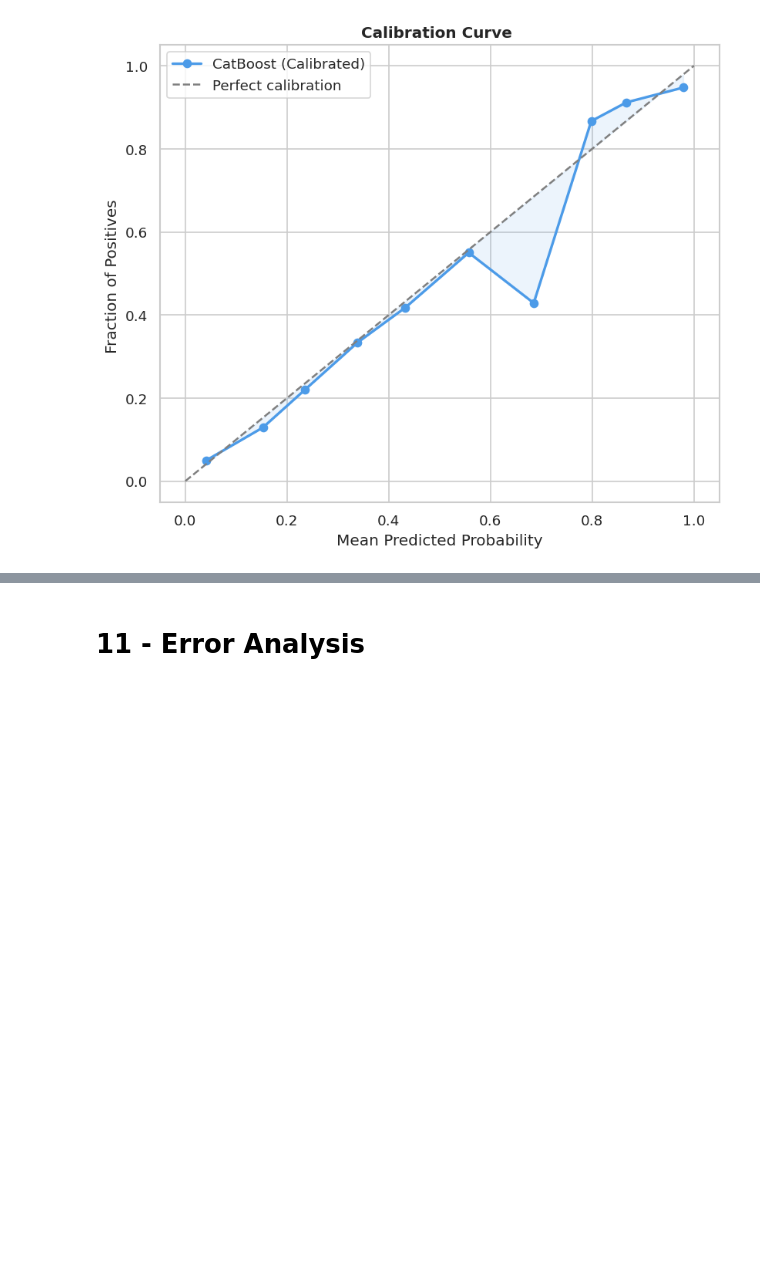
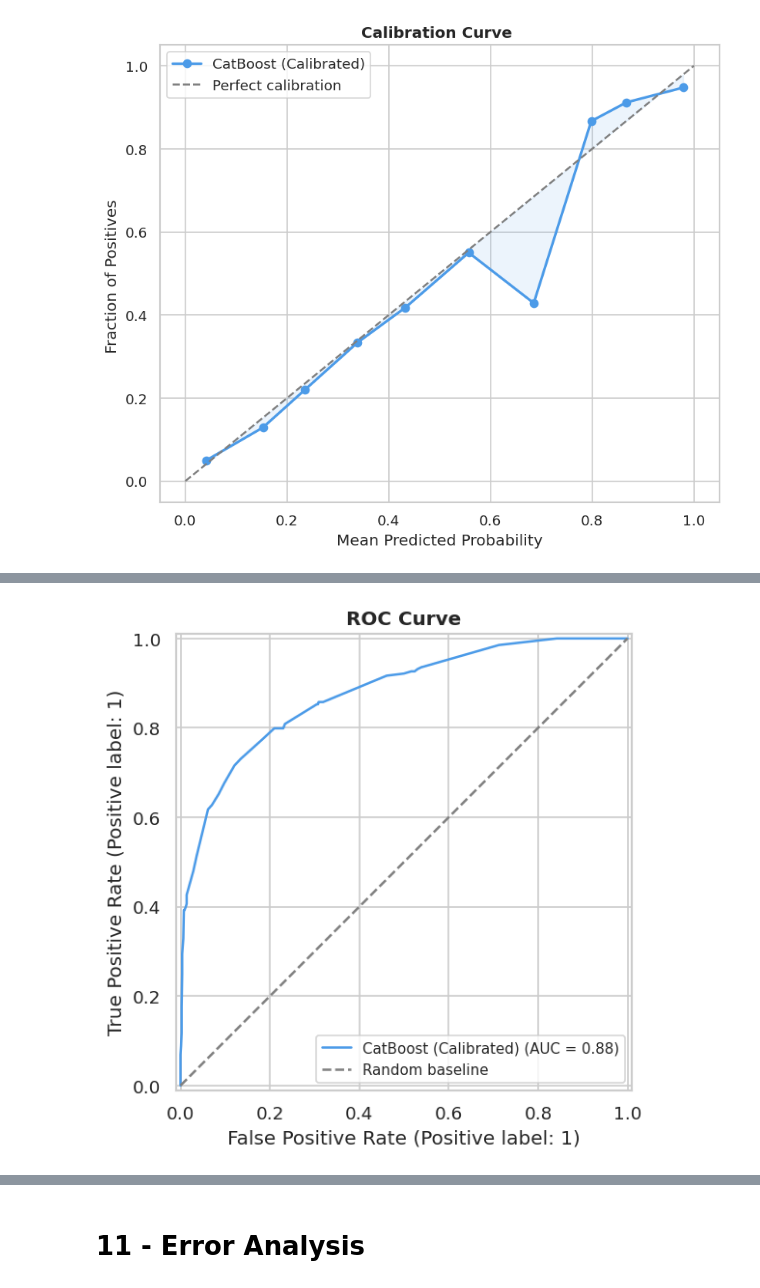
Before and after one commit to narendrapatel6321-dotcom/bank_churn_prediction, a Jupyter notebook: notebooks/churn_notebook.ipynb, the cells around one changed output, grey strips where cells are left out. Cells and saved outputs as stored; diff of their text form; code cells hidden in the pictures; blank space fills up the shorter version.

```diff
--- a/notebooks/churn_notebook.ipynb
+++ b/notebooks/churn_notebook.ipynb
@@ -570,2 +583,19 @@ plot_calibration_curve(y_test, y_probas_cal, f"{BEST_MODEL_NAME} (Calibrated)")
 # %% [output]
 [figure]
+# %%
+#Re-evaluation on calibrated model
+auc_cal       = roc_auc_score(y_test, y_probas_cal)
+f1_cal_score  = f1_score(y_test, y_pred_cal)
+recall_cal    = recall_score(y_test, y_pred_cal)
+precision_cal = precision_score(y_test, y_pred_cal)
+
+results_summary_cal = pd.DataFrame({
+    'Metric' : ['ROC-AUC', 'F1', 'Recall', 'Precision'],
+    'Score'  : [auc_cal, f1_cal_score, recall_cal, precision_cal],
+    'Target' : [0.85, 0.55, 0.60, 0.50],
+}).assign(Status=lambda d: d.apply(
+    lambda r: 'PASS' if r['Score'] >= r['Target'] else 'FAIL', axis=1
+)).set_index('Metric')
+
+print(f"\n{BEST_MODEL_NAME} (Calibrated)  |  threshold = {best_threshold_cal:.4f}\n")
+display(results_summary_cal.style.format({'Score': '{:.4f}', 'Target': '{:.2f}'}))
@@ -571,0 +616,6 @@ plot_calibration_curve(y_test, y_probas_cal, f"{BEST_MODEL_NAME} (Calibrated)")
+# %%
+plot_roc_curve(y_test, y_probas_cal, auc_cal,
+    f"{BEST_MODEL_NAME} (Calibrated)",
+    save_path="reports/figures/eval_08_roc_curve_calibrated.png")
+# %% [output]
+[figure, added]
```
Also changed, not shown: parts of 27 cells of this notebook.
